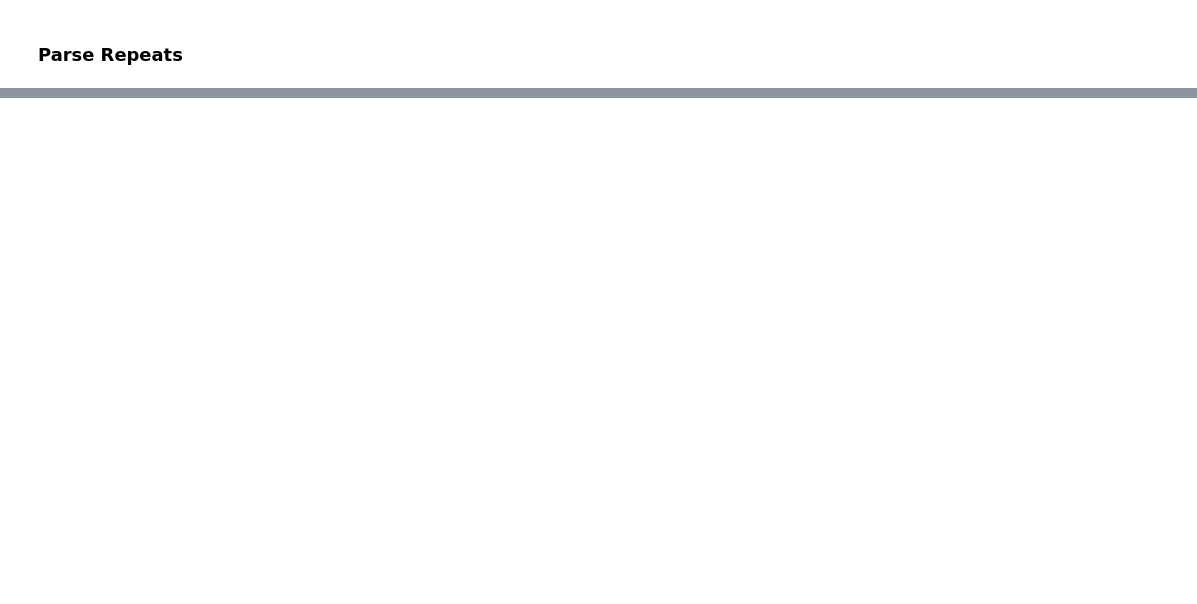
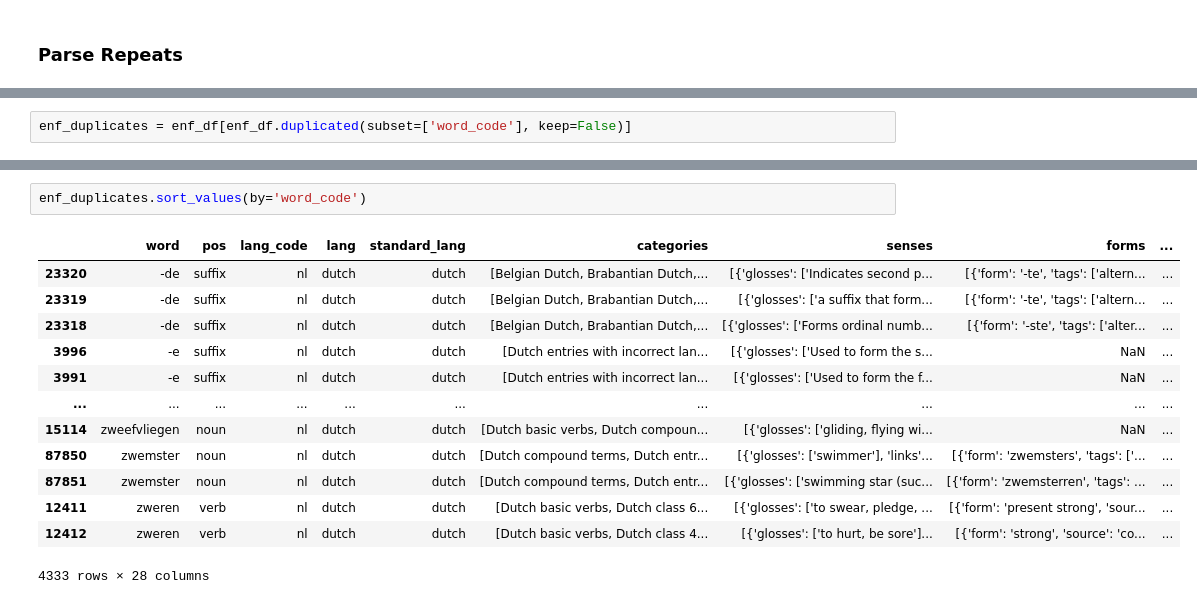
Before and after one commit to egrizzell/DutchAnalyzer, a Jupyter notebook: notebooks/3_cleaning/3_1-extract-definitions.ipynb, the cells around one changed output, grey strips where cells are left out. Drawn from its saved outputs; the diff is of its cells as text; blank space fills up the shorter version.

```diff
--- a/notebooks/3_cleaning/3_1-extract-definitions.ipynb
+++ b/notebooks/3_cleaning/3_1-extract-definitions.ipynb
@@ -383,0 +738,2 @@ with open(definitions_file, 'w+', encoding='utf-8') as out:
+# %%
+enf_duplicates = enf_df[enf_df.duplicated(subset=['word_code'], keep=False)]
@@ -383,0 +798,16 @@ with open(definitions_file, 'w+', encoding='utf-8') as out:
+# %%
+enf_duplicates.sort_values(by='word_code')
+# %% [output]
+|  | word | pos | lang_code | lang | standard_lang | categories | senses | forms | ... |
+| 23320 | -de | suffix | nl | dutch | dutch | [Belgian Dutch, Brabantian Dutch,... | [{'glosses': ['Indicates second p... | [{'form': '-te', 'tags': ['altern... | ... |
+| 23319 | -de | suffix | nl | dutch | dutch | [Belgian Dutch, Brabantian Dutch,... | [{'glosses': ['a suffix that form... | [{'form': '-te', 'tags': ['altern... | ... |
+| 23318 | -de | suffix | nl | dutch | dutch | [Belgian Dutch, Brabantian Dutch,... | [{'glosses': ['Forms ordinal numb... | [{'form': '-ste', 'tags': ['alter... | ... |
+| 3996 | -e | suffix | nl | dutch | dutch | [Dutch entries with incorrect lan... | [{'glosses': ['Used to form the s... | NaN | ... |
+| 3991 | -e | suffix | nl | dutch | dutch | [Dutch entries with incorrect lan... | [{'glosses': ['Used to form the f... | NaN | ... |
+| ... | ... | ... | ... | ... | ... | ... | ... | ... | ... |
+| 15114 | zweefvliegen | noun | nl | dutch | dutch | [Dutch basic verbs, Dutch compoun... | [{'glosses': ['gliding, flying wi... | NaN | ... |
+| 87850 | zwemster | noun | nl | dutch | dutch | [Dutch compound terms, Dutch entr... | [{'glosses': ['swimmer'], 'links'... | [{'form': 'zwemsters', 'tags': ['... | ... |
+| 87851 | zwemster | noun | nl | dutch | dutch | [Dutch compound terms, Dutch entr... | [{'glosses': ['swimming star (suc... | [{'form': 'zwemsterren', 'tags': ... | ... |
+| 12411 | zweren | verb | nl | dutch | dutch | [Dutch basic verbs, Dutch class 6... | [{'glosses': ['to swear, pledge, ... | [{'form': 'present strong', 'sour... | ... |
+| 12412 | zweren | verb | nl | dutch | dutch | [Dutch basic verbs, Dutch class 4... | [{'glosses': ['to hurt, be sore']... | [{'form': 'strong', 'source': 'co... | ... |
+4333 rows × 28 columns
```
Also changed, not shown: parts of 42 cells of this notebook, 2 other files.
